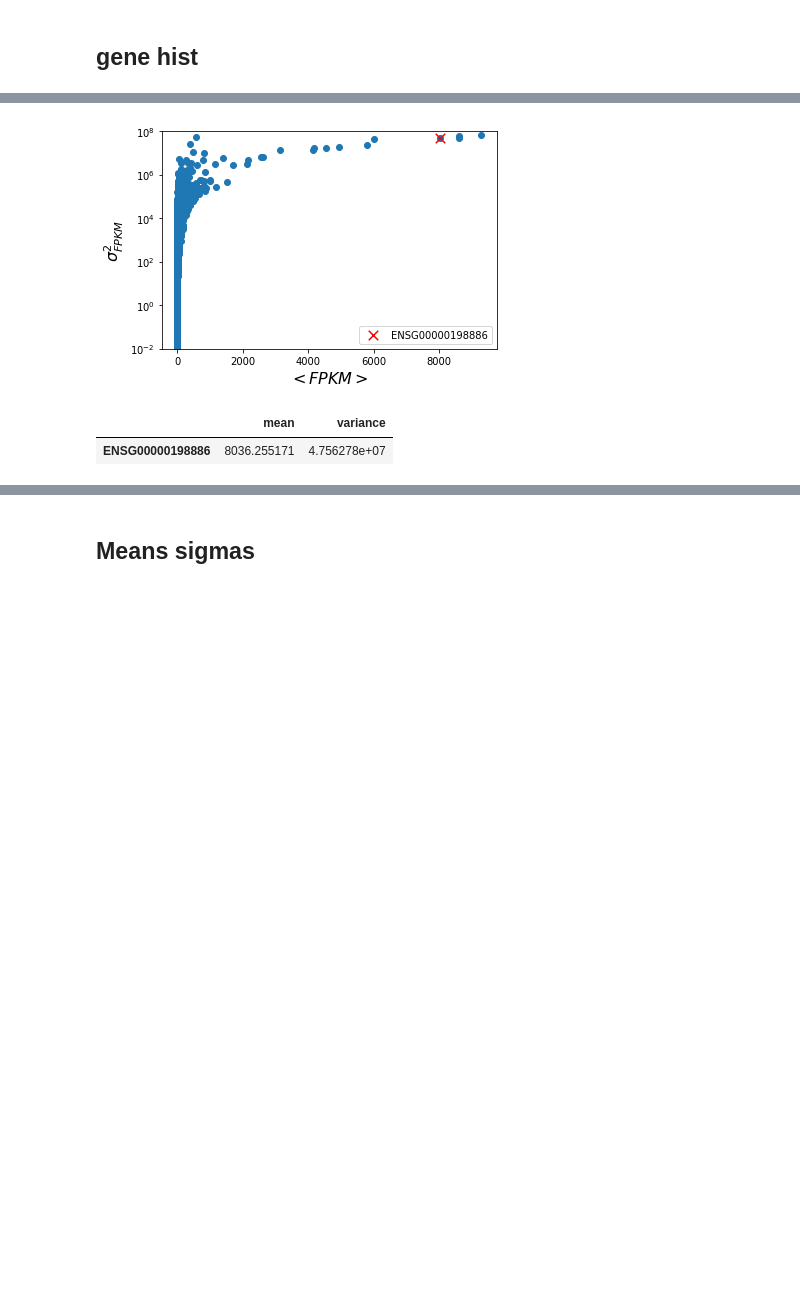
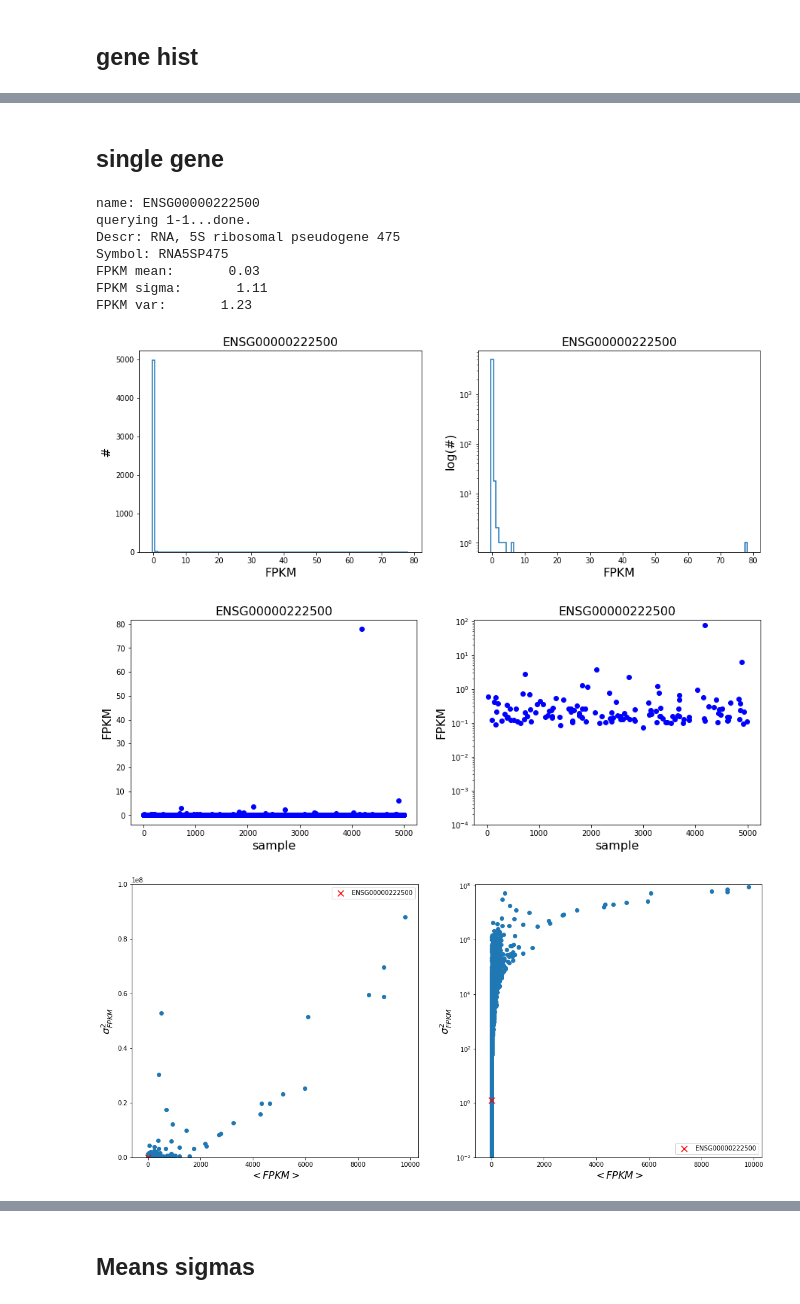
Before and after one commit to fvalle1/master_thesis, a Jupyter notebook: TableAnalyzer.ipynb, the cells around one changed output, grey strips where cells are left out. Drawn from its saved outputs; the diff is of its cells as text; code cells hidden in the pictures; blank space fills up the shorter version.

```diff
--- a/TableAnalyzer.ipynb
+++ b/TableAnalyzer.ipynb
@@ -162,21 +158,40 @@ fig.savefig("plot/genes/%s_data.pdf"%(genename))
 # %%
-fig = plt.figure()
-plt.scatter(means, variances)
-plt.scatter([np.average(genedata)],[np.var(genedata)], marker='x', c='r', s=90, label=genename)
-plt.xlabel("$<FPKM>$", fontsize=16)
-plt.ylabel("$\sigma^2_{FPKM}$", fontsize=16)
-plt.yscale('log')
-#plt.xlim(1e-2,200)
-plt.ylim((1e-2,1e8))
-plt.legend()
-plt.show()
-fig.savefig("plot/genes/%s_coord.pdf"%(genename))
+def genecoord(genedict):
+    fig = plt.figure(figsize=(18,8))
+    plt.subplot(121)
+    plt.scatter(means, variances)
+    plt.scatter([np.average(genedict['data'])],[np.var(genedict['data'])], marker='x', c='r', s=90, label=genedict['name'])
+    plt.xlabel("$<FPKM>$", fontsize=16)
+    plt.ylabel("$\sigma^2_{FPKM}$", fontsize=16)
+    #plt.xlim(1e-2,200)
+    plt.ylim((1e-2,1e8))
+    plt.legend()
+    plt.subplot(122)
+    plt.scatter(means, variances)
+    plt.scatter([np.average(genedict['data'])],[np.var(genedict['data'])], marker='x', c='r', s=90, label=genedict['name'])
+    plt.xlabel("$<FPKM>$", fontsize=16)
+    plt.ylabel("$\sigma^2_{FPKM}$", fontsize=16)
+    plt.yscale('log')
+    #plt.xlim(1e-3,200)
+    plt.ylim(ymin=1e-2)
+    plt.legend()
+    plt.show()
+    fig.savefig("plot/genes/%s_coord.png"%(genedict['name']))
-# %% [output]
-[figure, removed]
-# %%
-search_mean = 8000
-search_var = 1e7
-df_mv.loc[((df_mv['mean']>(search_mean-50)) & (df_mv['mean']<(search_mean+50))) & ((df_mv['variance']>(search_var/10)) & (df_mv['variance']<(search_var*5)))]
-# %% [output]
-|  | mean | variance |
-| ENSG00000198886 | 8036.255171 | 4.756278e+07 |
+# %% [markdown]
+## single gene
+# %%
+gene = geneinfo('ENSG00000222500')
+genedistr(gene, 100);
+geneplot(gene);
+genecoord(gene);
+# %% [output]
+name: ENSG00000222500
+querying 1-1...done.
+Descr: RNA, 5S ribosomal pseudogene 475
+Symbol: RNA5SP475
+FPKM mean:       0.03
+FPKM sigma:       1.11
+FPKM var:       1.23
+[figure, added]
+[figure, added]
+[figure, added]
```
Also changed, not shown: parts of 21 cells of this notebook, 4 other files.
